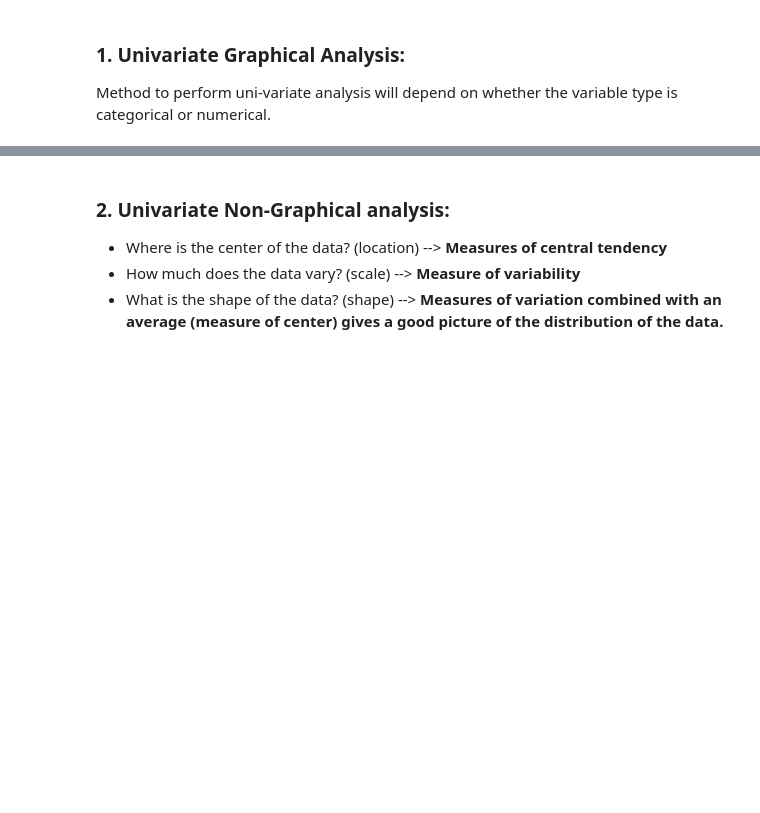
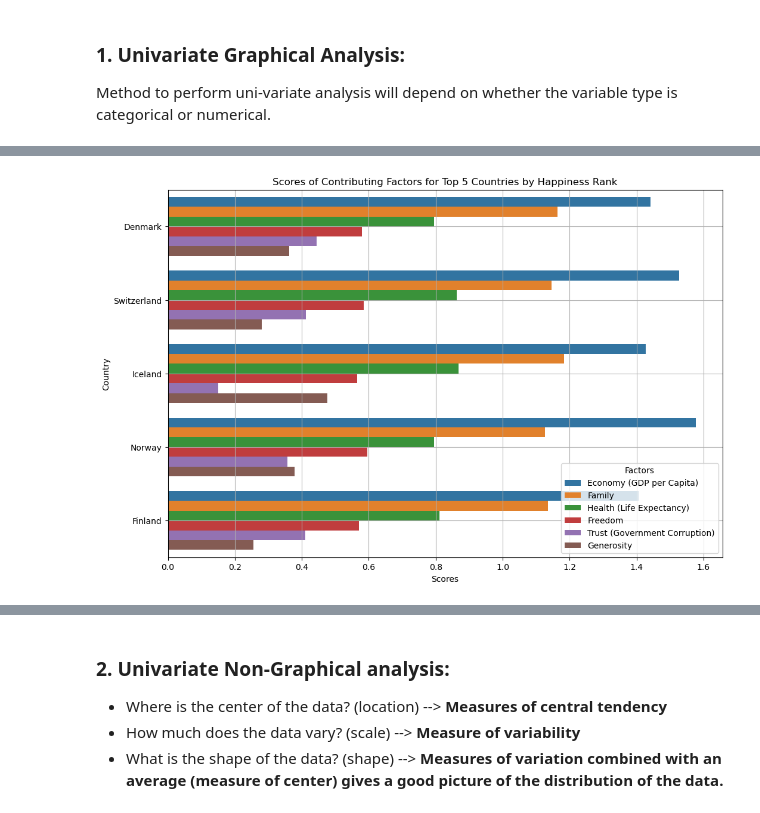
Before and after one commit to Ola033/Usecase-2, a Jupyter notebook: EDA explain templateOla.ipynb, the cells around one changed output, grey strips where cells are left out. Cells and saved outputs as stored; diff of their text form; code cells hidden in the pictures; blank space fills up the shorter version.

```diff
--- a/EDA explain templateOla.ipynb
+++ b/EDA explain templateOla.ipynb
@@ -564,0 +493,35 @@ we need to understand the central tendency and spread of the variable (Descripti
+# %%
+
+
+
+# Get the top 5 countries by Happiness Rank (lower is better)
+top_5_countries = data_2016.nsmallest(5, 'Happiness Rank')
+
+# Prepare the data using melt
+# Melt the DataFrame to have one row per factor per country
+melted_top_5 = top_5_countries.melt(id_vars=['Country', 'Happiness Rank'],
+                                      value_vars=['Economy (GDP per Capita)',
+                                                  'Family',
+                                                  'Health (Life Expectancy)',
+                                                  'Freedom',
+                                                  'Trust (Government Corruption)',
+                                                  'Generosity'],
+                                      var_name='Factors',
+                                      value_name='Scores')
+
+# Set up the plot
+plt.figure(figsize=(12, 8))
+
+# Create a bar plot using the melted data
+# Use 'Country' on the y-axis and 'Scores' on the x-axis
+sns.barplot(data=melted_top_5, x='Scores', y='Country', hue='Factors', dodge=True)
+
+# Plot settings
+plt.title('Scores of Contributing Factors for Top 5 Countries by Happiness Rank')
+plt.xlabel('Scores')
+plt.ylabel('Country')
+plt.legend(title='Factors')
+plt.grid(True)  # Add a grid for better readability
+plt.show()
+# %% [output]
+[figure, added]
```
Also changed, not shown: parts of 36 cells of this notebook.
